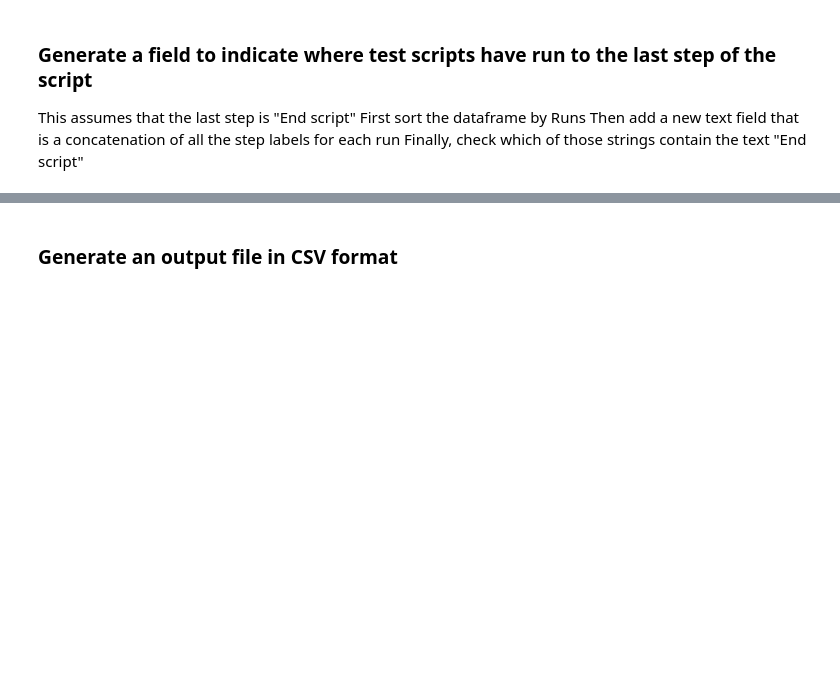
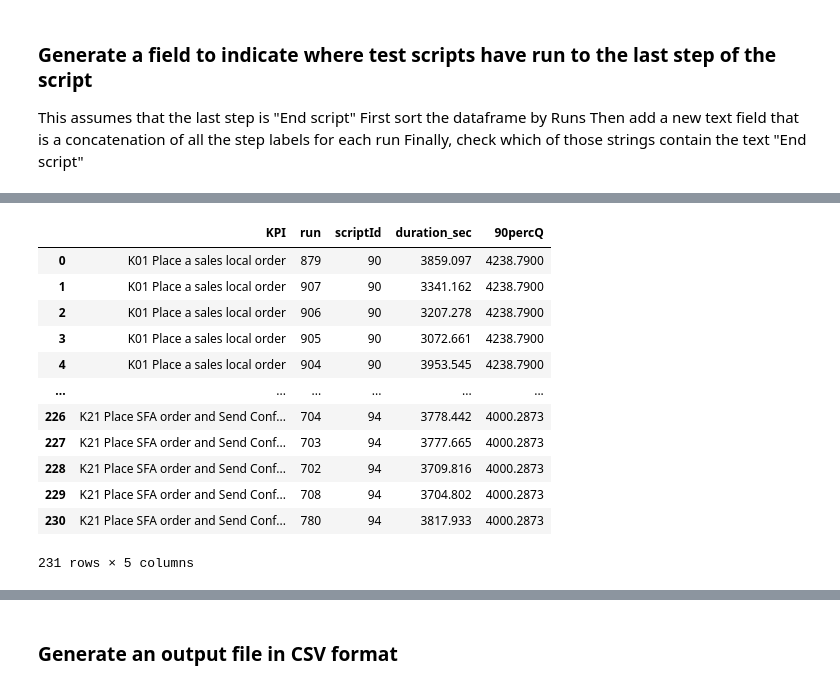
Before and after one commit to Lodewikus/CCBA_IPT, a Jupyter notebook: scratch_pad.ipynb, the cells around one changed output, grey strips where cells are left out. Saved outputs shown, nothing was run; the diff lists cells and outputs as text; code cells hidden in the pictures; blank space fills up the shorter version.

Commit message:
Aggregate and calculate 90th percentile

```diff
--- a/scratch_pad.ipynb
+++ b/scratch_pad.ipynb
@@ -313,4 +300,6 @@ df2 = pd.merge(
     validate=None,
 )
 # %%
-df2.rename(columns={'script_status': 'EA_script_status','step_state': 'EA_step_state','step_status': 'EA_step_status','step_error': 'IPT_step_error','script_completion': 'IPT_script_completion'}, inplace=True)
+df.rename(columns={'script_status': 'EA_script_status','step_state': 'EA_step_state','step_status': 'EA_step_status','step_error': 'IPT_step_error','script_completion': 'IPT_script_completion'}, inplace=True)
+# %%
+df['KPI'] = 'Not mapped'
@@ -316,0 +425,2 @@ df2.rename(columns={'script_status': 'EA_script_status','step_state': 'EA_step_s
+# %%
+df2 = df.query("date == '2023-01-26' and IPT_script_completion != 'Script stopped' and IPT_step_error != 'One or more step errors' and testName not in @exclude_scripts").copy()
@@ -316,0 +473,32 @@ df2.rename(columns={'script_status': 'EA_script_status','step_state': 'EA_step_s
+# %%
+z1 = df2.groupby(['KPI','run']).agg({'scriptId': {'first'}, 'duration_sec': {'sum'}}).reset_index()
+z1.sort_values(by=['KPI'], inplace=True)
+z1 = z1.reset_index(drop=True)
+z1.columns = ['_'.join(col) for col in z1.columns]
+z1.rename(columns={'KPI_': 'KPI', 'run_': 'run', 'scriptId_first': 'scriptId', 'duration_sec_sum': 'duration_sec'}, inplace=True)
+z1['90percQ'] = 0
+scriptID_np = z1['scriptId'].unique()
+def calculate_outliers(x, scr_id):
+    mask = (x['scriptId'] == scr_id)
+    y = x[mask]
+    q09= y.quantile(.9, numeric_only=True)
+    #print(q09['duration_sec_sum'])
+    x['90percQ'].mask(mask,q09['duration_sec'],inplace=True)
+for scriptId in scriptID_np:
+    calculate_outliers(z1,scriptId)
+# %%
+z1
+# %% [output]
+|  | KPI | run | scriptId | duration_sec | 90percQ |
+| 0 | K01 Place a sales local order | 879 | 90 | 3859.097 | 4238.7900 |
+| 1 | K01 Place a sales local order | 907 | 90 | 3341.162 | 4238.7900 |
+| 2 | K01 Place a sales local order | 906 | 90 | 3207.278 | 4238.7900 |
+| 3 | K01 Place a sales local order | 905 | 90 | 3072.661 | 4238.7900 |
+| 4 | K01 Place a sales local order | 904 | 90 | 3953.545 | 4238.7900 |
+| ... | ... | ... | ... | ... | ... |
+| 226 | K21 Place SFA order and Send Conf... | 704 | 94 | 3778.442 | 4000.2873 |
+| 227 | K21 Place SFA order and Send Conf... | 703 | 94 | 3777.665 | 4000.2873 |
+| 228 | K21 Place SFA order and Send Conf... | 702 | 94 | 3709.816 | 4000.2873 |
+| 229 | K21 Place SFA order and Send Conf... | 708 | 94 | 3704.802 | 4000.2873 |
+| 230 | K21 Place SFA order and Send Conf... | 780 | 94 | 3817.933 | 4000.2873 |
+231 rows × 5 columns
```
Also changed, not shown: parts of 36 cells of this notebook, 1 other file.
